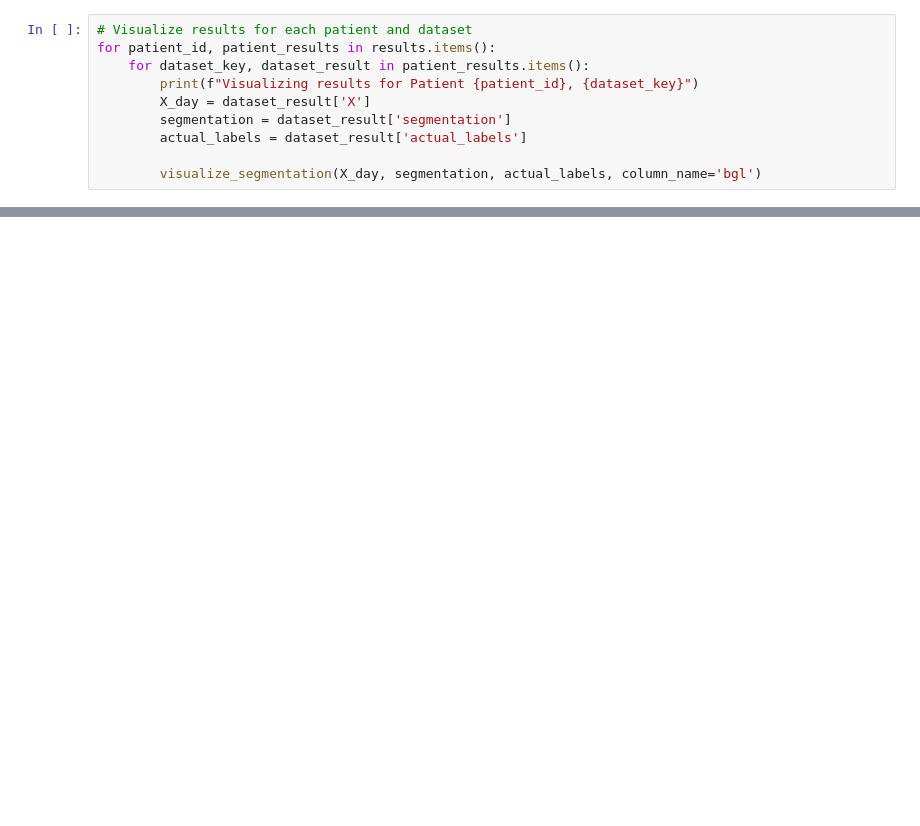
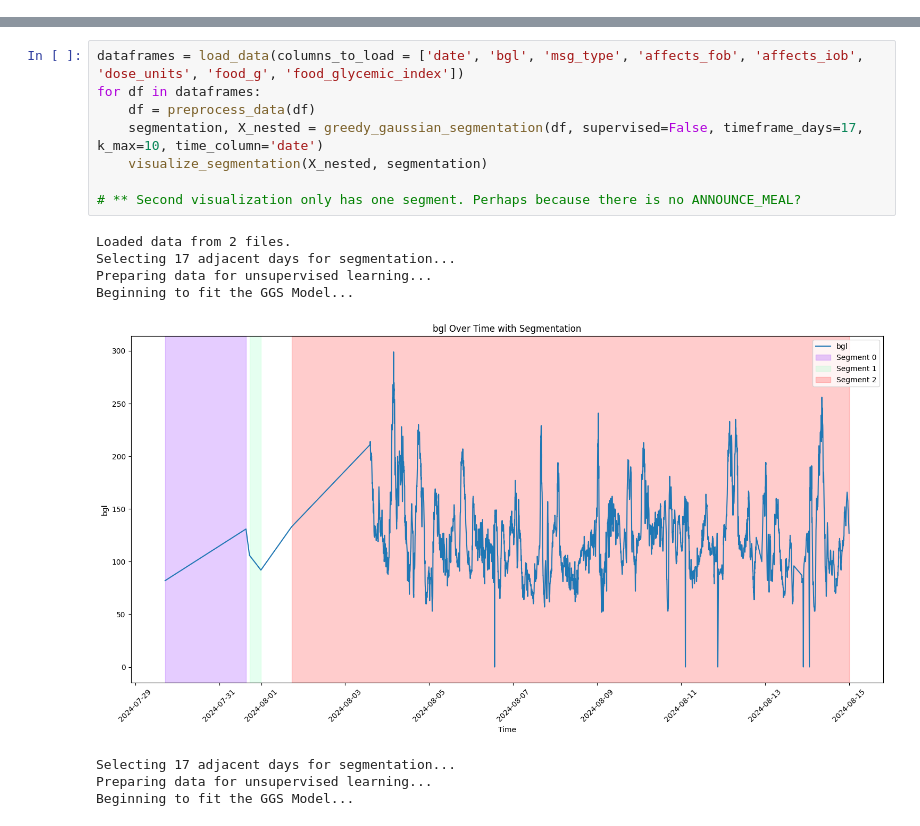
Before and after one commit to RobotPsychologist/bg_control, a Jupyter notebook: 0_meal_identification/meal_identification/notebooks/3.03-vr-time-series-gaussian-segmentation.ipynb, the cells around one changed output, grey strips where cells are left out. Drawn from its saved outputs; the diff is of its cells as text; blank space fills up the shorter version.

```diff
--- a/0_meal_identification/meal_identification/notebooks/3.03-vr-time-series-gaussian-segmentation.ipynb
+++ b/0_meal_identification/meal_identification/notebooks/3.03-vr-time-series-gaussian-segmentation.ipynb
@@ -250,10 +187,0 @@ Training model for Patient 679372, Dataset number 5...
-# %%
-# Visualize results for each patient and dataset
-for patient_id, patient_results in results.items():
-    for dataset_key, dataset_result in patient_results.items():
-        print(f"Visualizing results for Patient {patient_id}, {dataset_key}")
-        X_day = dataset_result['X']
-        segmentation = dataset_result['segmentation']
-        actual_labels = dataset_result['actual_labels']
-
-        visualize_segmentation(X_day, segmentation, actual_labels, column_name='bgl')
@@ -273,0 +192,17 @@ Visualizing results for Patient 500030, dataset_5
+# %%
+dataframes = load_data(columns_to_load = ['date', 'bgl', 'msg_type', 'affects_fob', 'affects_iob', 'dose_units', 'food_g', 'food_glycemic_index'])
+for df in dataframes:
+    df = preprocess_data(df)
+    segmentation, X_nested = greedy_gaussian_segmentation(df, supervised=False, timeframe_days=17, k_max=10, time_column='date')
+    visualize_segmentation(X_nested, segmentation)
+
+# ** Second visualization only has one segment. Perhaps because there is no ANNOUNCE_MEAL?
+# %% [output]
+Loaded data from 2 files.
+Selecting 17 adjacent days for segmentation...
+Preparing data for unsupervised learning...
+Beginning to fit the GGS Model...
+[figure, added]
+Selecting 17 adjacent days for segmentation...
+Preparing data for unsupervised learning...
+Beginning to fit the GGS Model...
```
Also changed, not shown: parts of 14 cells of this notebook.
